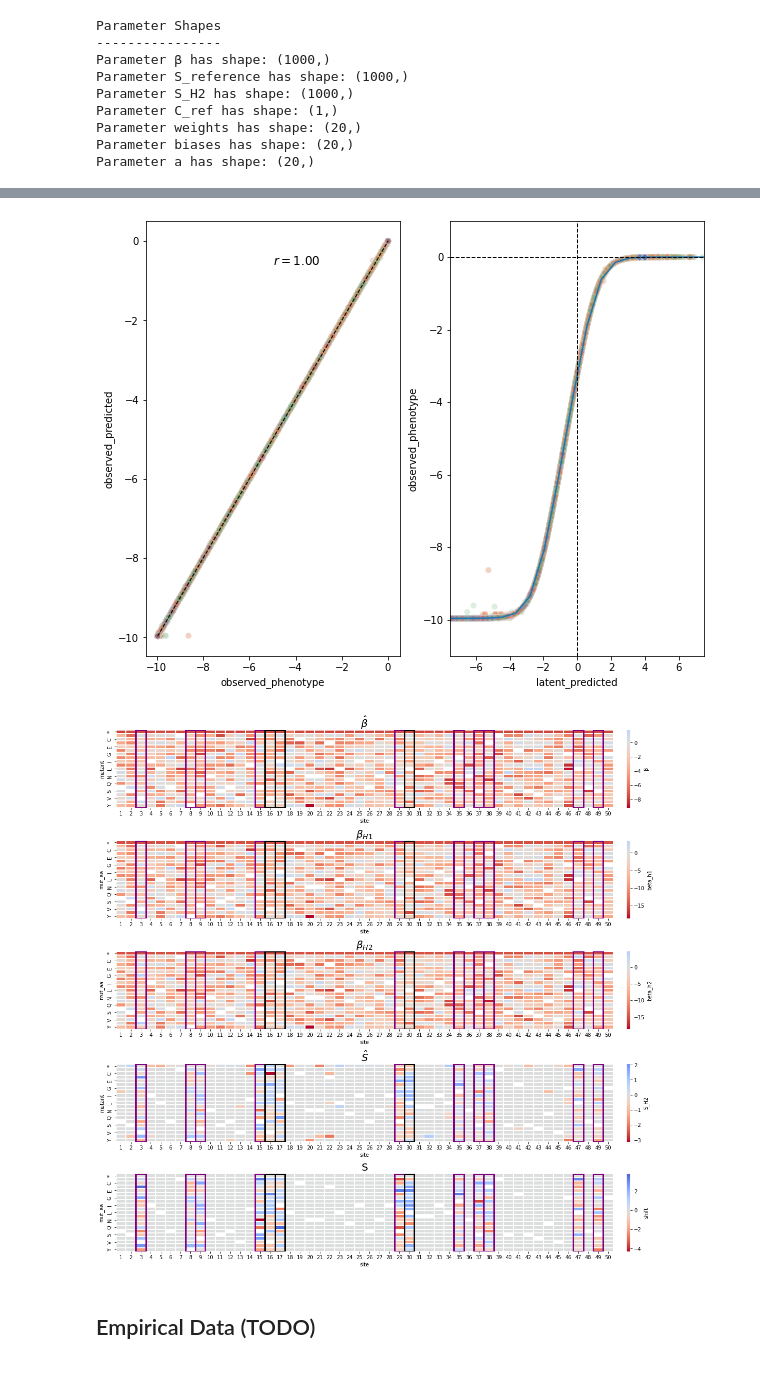
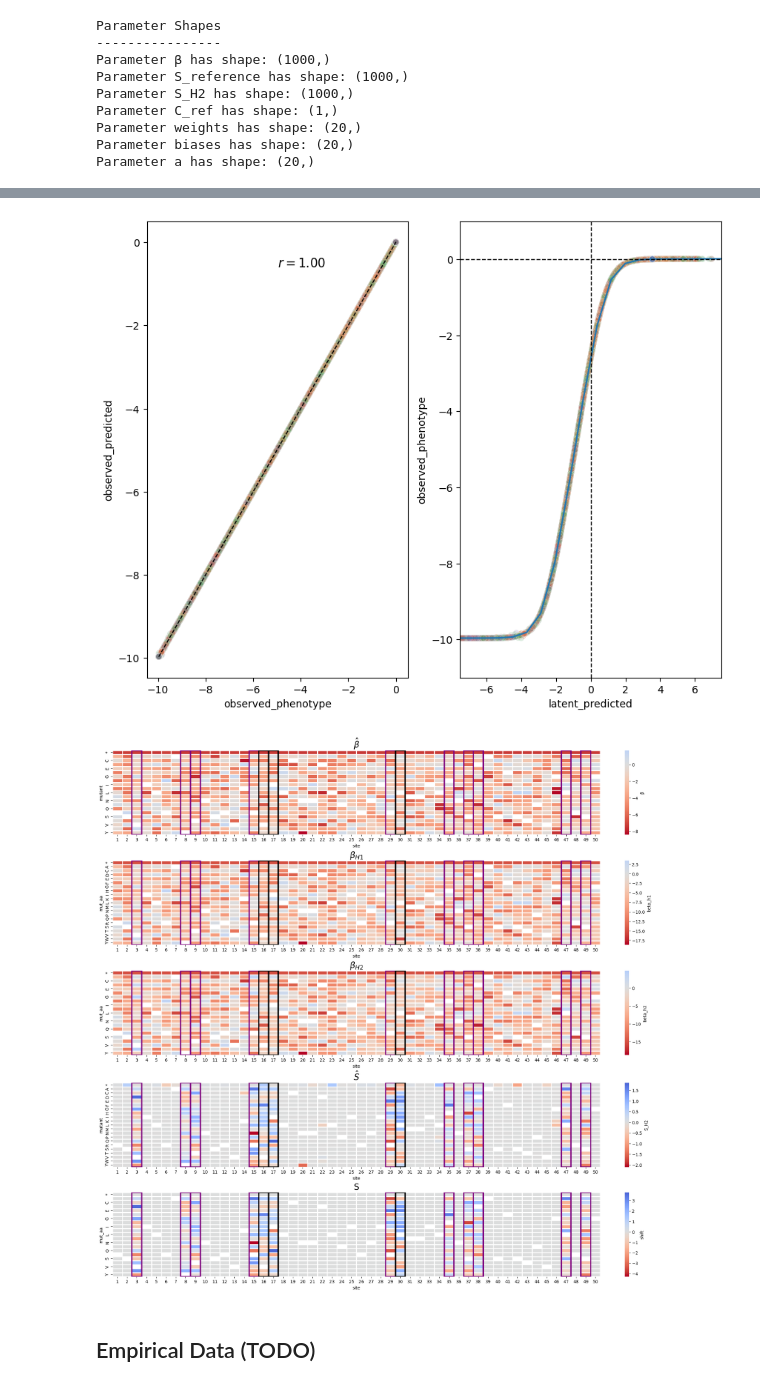
Before and after one commit to matsengrp/multidms, a Jupyter notebook: notebooks/model-harv-ermine.ipynb, the cells around one changed output, grey strips where cells are left out. Saved outputs shown, nothing was run; the diff lists cells and outputs as text; code cells hidden in the pictures.

```diff
--- a/notebooks/model-harv-ermine.ipynb
+++ b/notebooks/model-harv-ermine.ipynb
@@ -479,7 +497,7 @@ params
 simulated_dataset = pd.read_csv("../results/simulated_dataset_v1.csv")
 simulated_dataset.aa_substitutions.fillna("", inplace=True)
 simulated_dataset_lib1 = simulated_dataset.query("library == 'lib_1'").copy()
-simulated_dataset_lib1 = simulated_dataset_lib1.sample(n=15000, random_state=23)
+# simulated_dataset_lib1 = simulated_dataset_lib1.sample(n=15000, random_state=23)
 # %%
 homologs = json.load(open("../results/homolog_aa_seqs.json", "r"))
 homologs["reference"] = homologs['1']
@@ -580,16 +598,16 @@ Wall time for fit: 105.59454627901141
 # %%
 for param in ["β", "S_reference", "S_H2"]:
     print(f"\nFit {param} distribution\n===============")
-    arr = np.array(params[param])
-    mean = np.mean(arr)
-    median = np.median(arr)
+    arr = onp.array(params[param])
+    mean = onp.mean(arr)
+    median = onp.median(arr)
 
     # measures of dispersion
-    min = np.amin(arr)
-    max = np.amax(arr)
-    range = np.ptp(arr)
-    variance = np.var(arr)
-    sd = np.std(arr)
+    min = onp.amin(arr)
+    max = onp.amax(arr)
+    range = onp.ptp(arr)
+    variance = onp.var(arr)
+    sd = onp.std(arr)
 
     print("Descriptive analysis")
     print("Measures of Central Tendency")
@@ -669,9 +687,10 @@ plt.axhline(0, color="k", ls="--", lw=1)
 plt.axvline(0, color="k", ls="--", lw=1)
 plt.show()
 # %% [output]
-[figure, old version]
+[figure, new version]
 # %%
-fig = plt.figure(constrained_layout=True, figsize=(15, 15))
+%matplotlib inline
+fig = plt.figure(constrained_layout=True, figsize=(18, 18))
 axd = fig.subplot_mosaic(
     """
     DDDDDDDDD
@@ -726,35 +745,33 @@ for i, param in enumerate(["β", "S_H2"]):
 
 for i, param in enumerate(["beta_h1", "beta_h2", "shift"], 2):
 
     mutation_effects = simulated_mut_effects.pivot(
         index="mut_aa",
         columns="site", values=param
     )
 
     sns.heatmap(
         mutation_effects, mask=mutation_effects.isnull(),
         linewidths=1,
         cmap="coolwarm_r", center=0,
-        # vmin=-1, vmax=1,
         cbar_kws={"label": param},
         ax=axd[layout[param][0]]
     )
     axd[layout[param][0]].set_title(layout[param][1], size=20)
 
 
 for param, ax in axd.items():
     for site in shifted_sites:
         ax.add_patch(
             plt.Rectangle(
                 (site-1, 0), 1, 21,
                 linewidth=3,
                 edgecolor="black" if site in non_identical_sites else "purple",
-                #edgecolor="black",
                 fill=False
             )
         )
 plt.show()
 # %% [output]
-[figure, old version]
+[figure, new version]
 # %% [markdown]
 ## Empirical Data (TODO)
```
Also changed, not shown: parts of 6 cells of this notebook.
